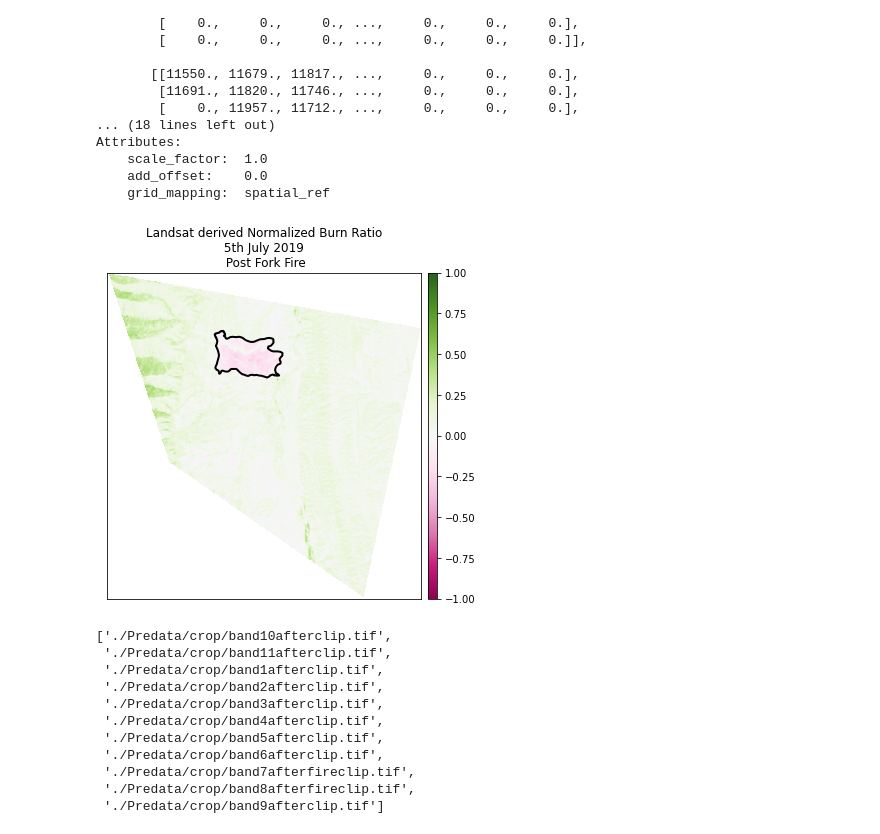
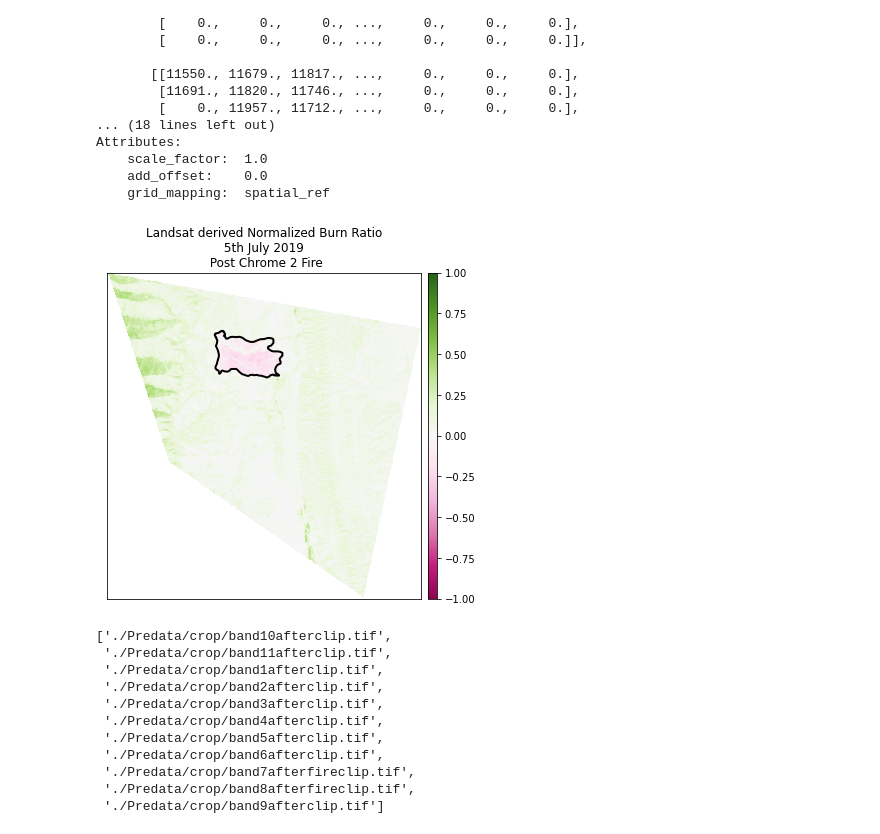
Before and after one commit to jonnyhayes1/Programming-for-Remote-Sensing, a Jupyter notebook: Code Submission.ipynb, the cells around one changed output. Cells and saved outputs as stored; diff of their text form; code cells hidden in the pictures.

```diff
--- a/Code Submission.ipynb
+++ b/Code Submission.ipynb
@@ -113,26 +113,26 @@ fire_bound_utmz13 = fire_boundary.to_crs(landsat_post_fire.rio.crs)
 # %%
 # Calculate NBR
 landsat_postfire_nbr = (
     landsat_post_fire[0]-landsat_post_fire[2]) / (landsat_post_fire[0]+landsat_post_fire[2])
 
 #Plot the Resulting NBR using matplotlib.
 fig, ax = plt.subplots(figsize=(12, 6))
 
 ep.plot_bands(landsat_postfire_nbr,
               cmap='PiYG',
               vmin=-1,
               vmax=1,
               ax=ax,
               extent=extent_landsat,
-              title="Landsat derived Normalized Burn Ratio\n 5th July 2019 \n Post Fork Fire")
+              title="Landsat derived Normalized Burn Ratio\n 5th July 2019 \n Post Chrome 2 Fire")
 
 fire_bound_utmz13.plot(ax=ax,
                        color='None',
                         edgecolor='black',
                        linewidth=2)
 plt.show()
 # %% [output]
-[figure, old version]
+[figure, new version]
 # %%
 #Repeat the Process for the prefire Data
 # %%
```
Also changed, not shown: parts of 2 cells of this notebook.
